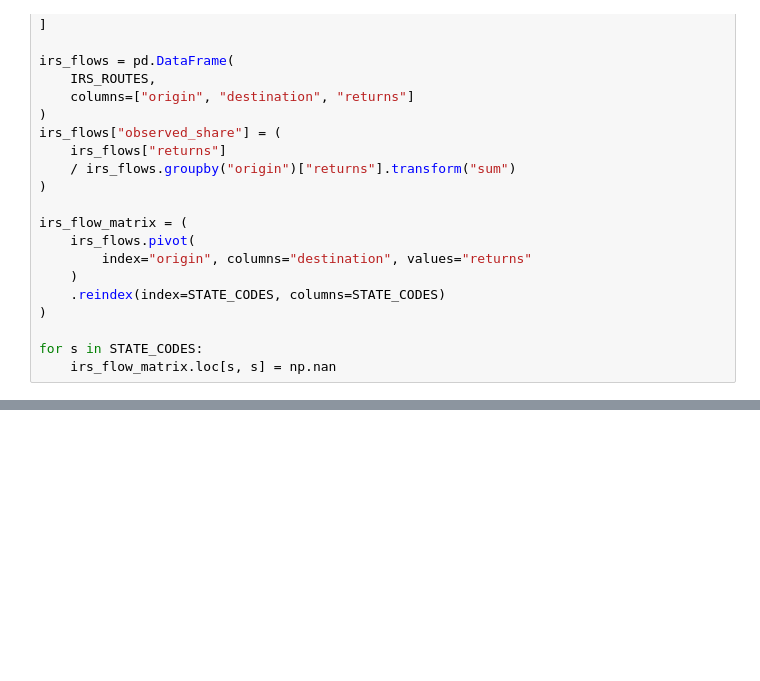
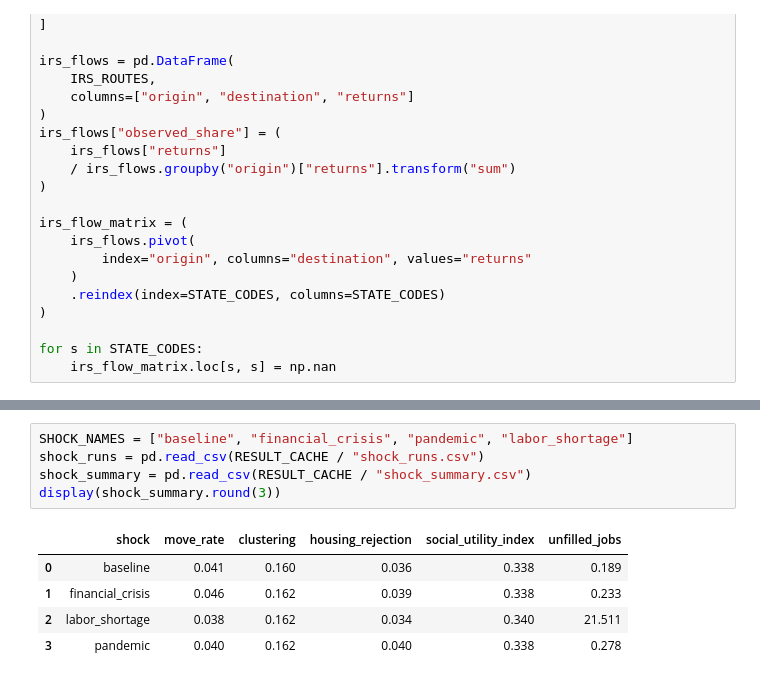
Before and after one commit to Jeremy-Xujia-Chen/CITS4403-GROUP-PROJECT, a Jupyter notebook: 0914-1_v8.ipynb, the cells around one changed output, grey strips where cells are left out. Cells and saved outputs as stored; diff of their text form; blank space fills up the shorter version.

```diff
--- a/0914-1_v8.ipynb
+++ b/0914-1_v8.ipynb
@@ -310,0 +317,11 @@ for s in STATE_CODES:
+# %%
+SHOCK_NAMES = ["baseline", "financial_crisis", "pandemic", "labor_shortage"]
+shock_runs = pd.read_csv(RESULT_CACHE / "shock_runs.csv")
+shock_summary = pd.read_csv(RESULT_CACHE / "shock_summary.csv")
+display(shock_summary.round(3))
+# %% [output]
+|  | shock | move_rate | clustering | housing_rejection | social_utility_index | unfilled_jobs |
+| 0 | baseline | 0.041 | 0.160 | 0.036 | 0.338 | 0.189 |
+| 1 | financial_crisis | 0.046 | 0.162 | 0.039 | 0.338 | 0.233 |
+| 2 | labor_shortage | 0.038 | 0.162 | 0.034 | 0.340 | 21.511 |
+| 3 | pandemic | 0.040 | 0.162 | 0.040 | 0.338 | 0.278 |
```
Also changed, not shown: parts of 4 cells of this notebook.
